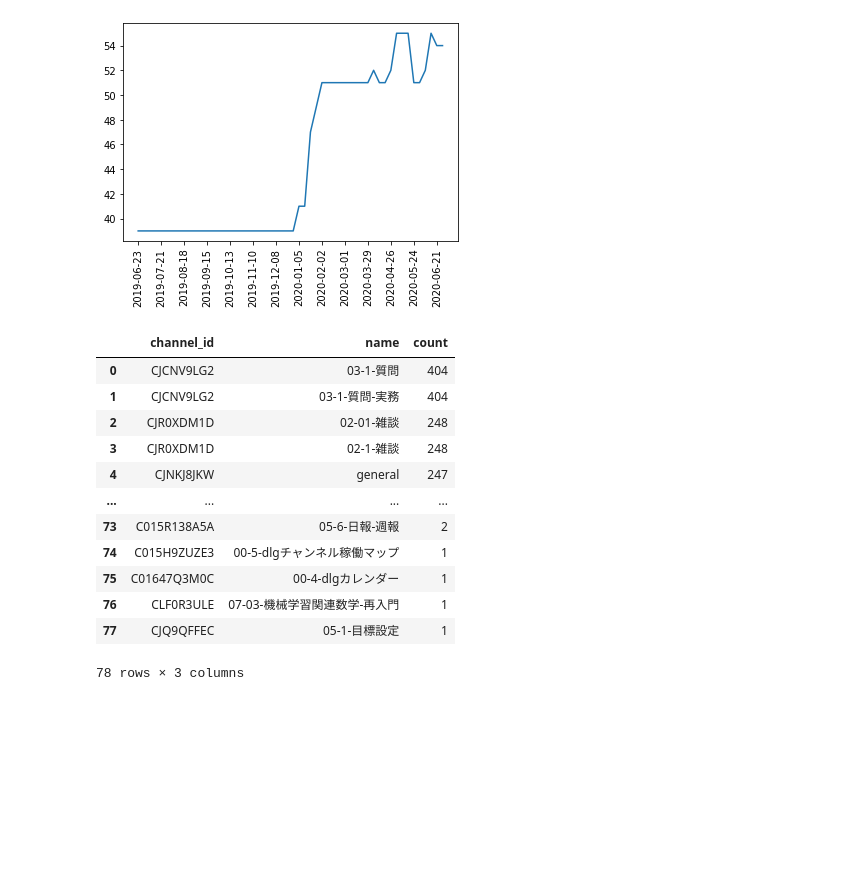
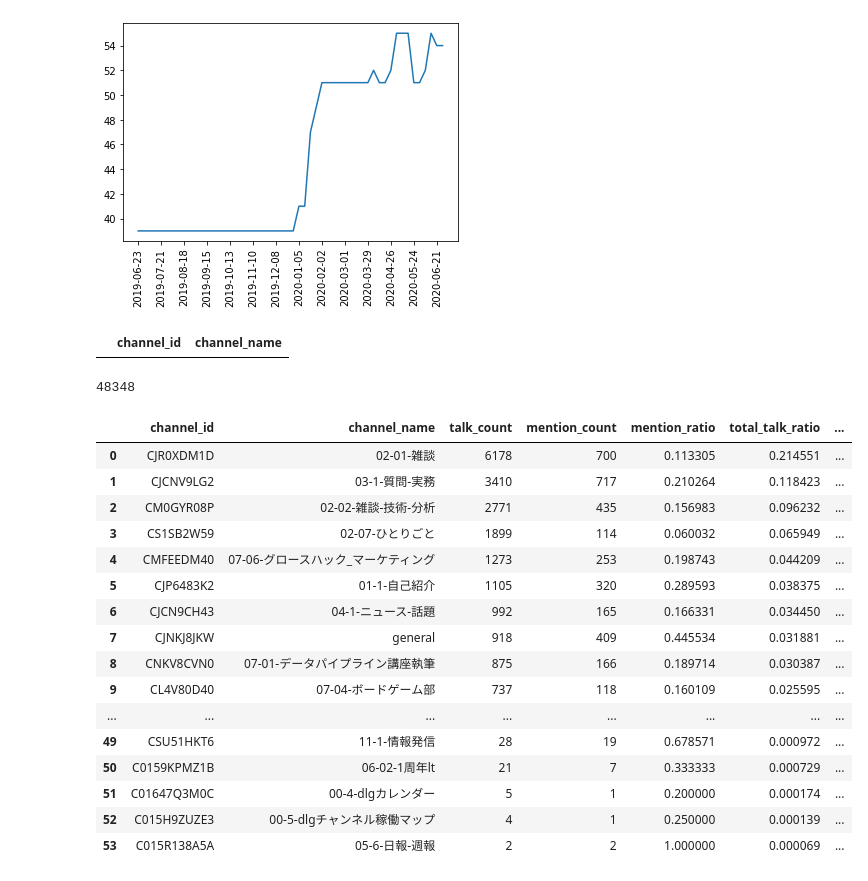
Before and after one commit to daikichidaze/slack-report-2020, a Jupyter notebook: slack-data-bacis-analysis.ipynb, the cells around one changed output. Drawn from its saved outputs; the diff is of its cells as text; code cells hidden in the pictures; blank space fills up the shorter version.

```diff
--- a/slack-data-bacis-analysis.ipynb
+++ b/slack-data-bacis-analysis.ipynb
@@ -109,16 +152,32 @@ ORDER BY count DESC
-# %%
-df_channel_mention_count
-# %% [output]
-|  | channel_id | name | count |
-| 0 | CJCNV9LG2 | 03-1-質問 | 404 |
-| 1 | CJCNV9LG2 | 03-1-質問-実務 | 404 |
-| 2 | CJR0XDM1D | 02-01-雑談 | 248 |
-| 3 | CJR0XDM1D | 02-1-雑談 | 248 |
-| 4 | CJNKJ8JKW | general | 247 |
-| ... | ... | ... | ... |
-| 73 | C015R138A5A | 05-6-日報-週報 | 2 |
-| 74 | C015H9ZUZE3 | 00-5-dlgチャンネル稼働マップ | 1 |
-| 75 | C01647Q3M0C | 00-4-dlgカレンダー | 1 |
-| 76 | CLF0R3ULE | 07-03-機械学習関連数学-再入門 | 1 |
-| 77 | CJQ9QFFEC | 05-1-目標設定 | 1 |
-78 rows × 3 columns
+# %%
+df_dup_chn_cnt = df_channel_talk_mention_count.groupby('channel_id').count()['channel_name'].reset_index(drop=False)
+df_dup_chn_cnt[df_dup_chn_cnt['channel_name']>1]
+# %% [output]
+|  | channel_id | channel_name |
+# %%
+df_channel_talk_mention_count['talk_count'].sum()
+# %% [output]
+48348
+# %%
+df_channel_talk_mention_count['total_talk_ratio'] = df_channel_talk_mention_count['talk_count'] / df_channel_talk_mention_count['talk_count'].sum()
+df_channel_talk_mention_count.sort_values(by='talk_count', ascending=False, inplace = True, ignore_index= True)
+df_channel_talk_mention_count['cum_total_talk_ratio'] = df_channel_talk_mention_count['total_talk_ratio'].cumsum()
+df_channel_talk_mention_count
+# %% [output]
+|  | channel_id | channel_name | talk_count | mention_count | mention_ratio | total_talk_ratio | ... |
+| 0 | CJR0XDM1D | 02-01-雑談 | 6178 | 700 | 0.113305 | 0.214551 | ... |
+| 1 | CJCNV9LG2 | 03-1-質問-実務 | 3410 | 717 | 0.210264 | 0.118423 | ... |
+| 2 | CM0GYR08P | 02-02-雑談-技術-分析 | 2771 | 435 | 0.156983 | 0.096232 | ... |
+| 3 | CS1SB2W59 | 02-07-ひとりごと | 1899 | 114 | 0.060032 | 0.065949 | ... |
+| 4 | CMFEEDM40 | 07-06-グロースハック_マーケティング | 1273 | 253 | 0.198743 | 0.044209 | ... |
+| 5 | CJP6483K2 | 01-1-自己紹介 | 1105 | 320 | 0.289593 | 0.038375 | ... |
+| 6 | CJCN9CH43 | 04-1-ニュース-話題 | 992 | 165 | 0.166331 | 0.034450 | ... |
+| 7 | CJNKJ8JKW | general | 918 | 409 | 0.445534 | 0.031881 | ... |
+| 8 | CNKV8CVN0 | 07-01-データパイプライン講座執筆 | 875 | 166 | 0.189714 | 0.030387 | ... |
+| 9 | CL4V80D40 | 07-04-ボードゲーム部 | 737 | 118 | 0.160109 | 0.025595 | ... |
+| ... | ... | ... | ... | ... | ... | ... | ... |
+| 49 | CSU51HKT6 | 11-1-情報発信 | 28 | 19 | 0.678571 | 0.000972 | ... |
+| 50 | C0159KPMZ1B | 06-02-1周年lt | 21 | 7 | 0.333333 | 0.000729 | ... |
+| 51 | C01647Q3M0C | 00-4-dlgカレンダー | 5 | 1 | 0.200000 | 0.000174 | ... |
+| 52 | C015H9ZUZE3 | 00-5-dlgチャンネル稼働マップ | 4 | 1 | 0.250000 | 0.000139 | ... |
+| 53 | C015R138A5A | 05-6-日報-週報 | 2 | 2 | 1.000000 | 0.000069 | ... |
```
Also changed, not shown: parts of 14 cells of this notebook.
